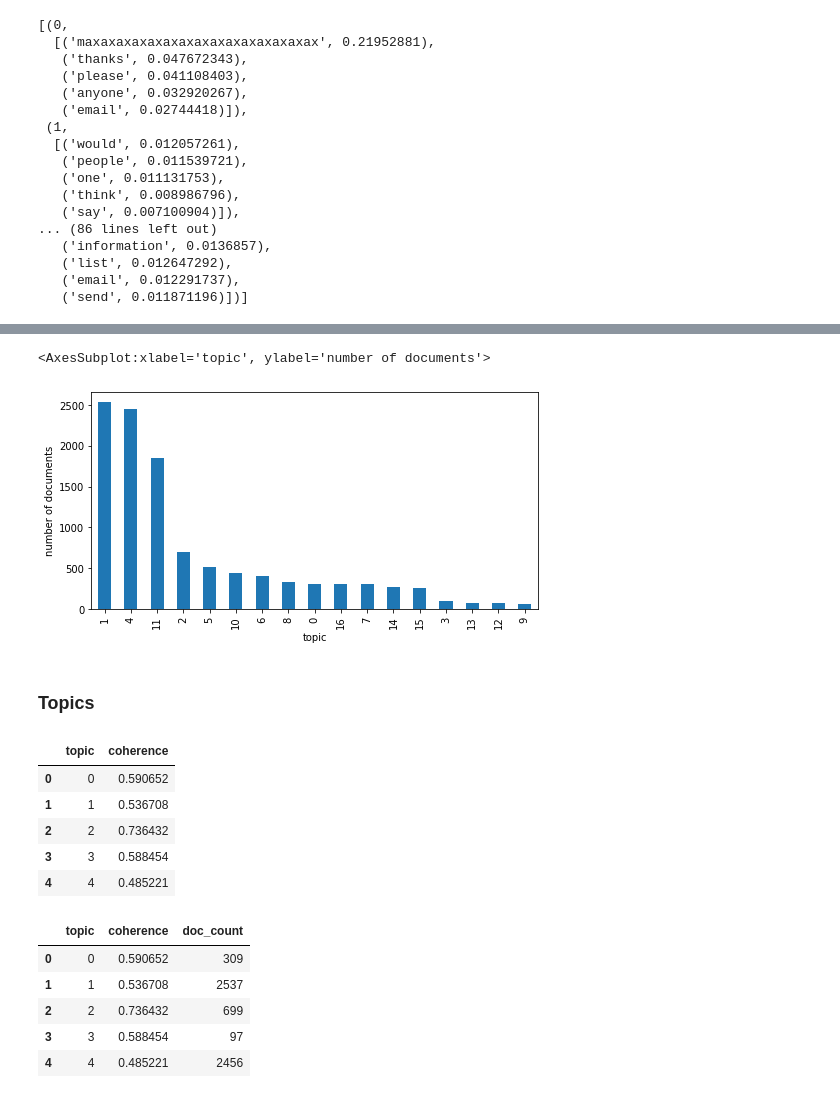
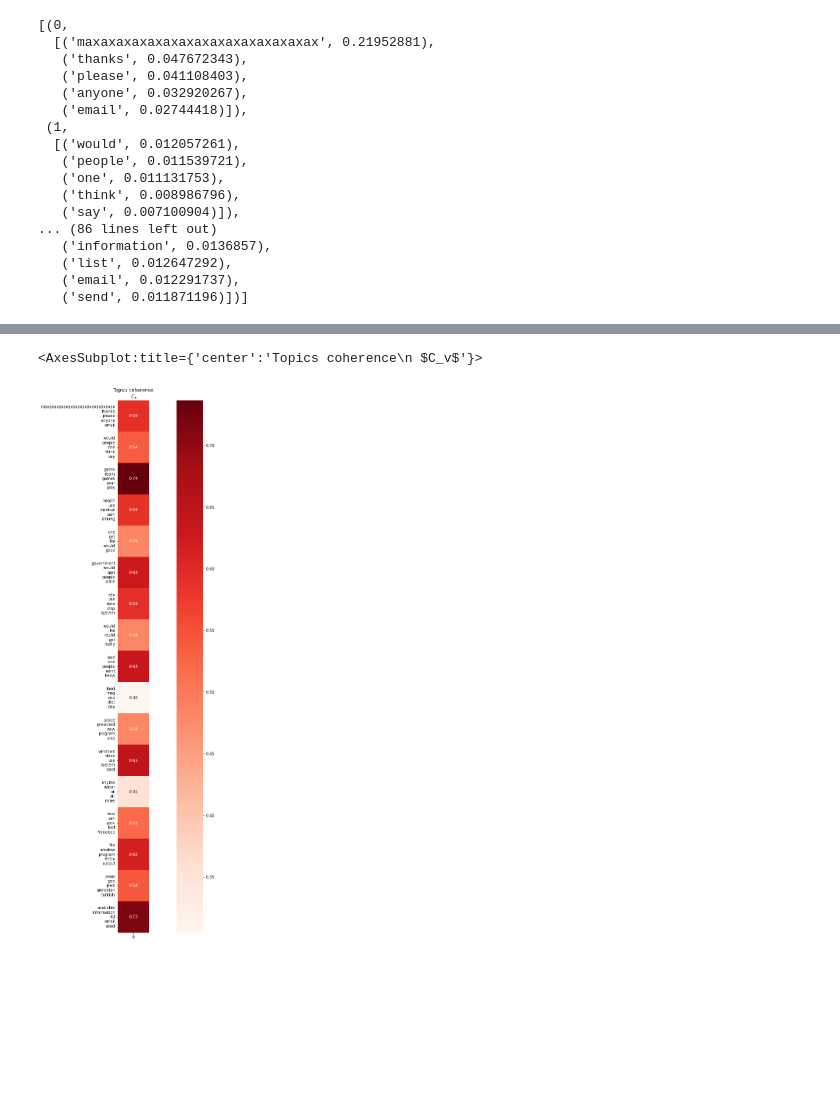
Before and after one commit to amr-galal/nlp101, a Jupyter notebook: topic_modeling/Topic Modeling.ipynb, the cells around one changed output, grey strips where cells are left out. Drawn from its saved outputs; the diff is of its cells as text; code cells hidden in the pictures; blank space fills up the shorter version.

Commit message:
modifying LDA visualisations

```diff
--- a/topic_modeling/Topic Modeling.ipynb
+++ b/topic_modeling/Topic Modeling.ipynb
@@ -601,35 +575,18 @@ dataframe shape: (10974, 5)
-# %%
-plt.figure(figsize=(8, 4))
-plt.xlabel('topic')
-plt.ylabel('number of documents')
-df['dominant_topic'].value_counts().sort_values(ascending=False).plot.bar()
-# %% [output]
-<AxesSubplot:xlabel='topic', ylabel='number of documents'>
-[figure, removed]
-# %% [markdown]
-### Topics
-# %%
-df_topics = pd.DataFrame(data=zip(range(len(coherence_per_topic)), coherence_per_topic),
-                        columns=['topic', 'coherence'])
-
-df_topics.head()
-# %% [output]
-|  | topic | coherence |
-| 0 | 0 | 0.590652 |
-| 1 | 1 | 0.536708 |
-| 2 | 2 | 0.736432 |
-| 3 | 3 | 0.588454 |
-| 4 | 4 | 0.485221 |
-# %%
-df_topics = pd.merge(left=df_topics,
-                     right=df['dominant_topic'].value_counts().rename('doc_count'),
-                     left_on='topic',
-                     right_index=True)
-df_topics.head()
-# %% [output]
-|  | topic | coherence | doc_count |
-| 0 | 0 | 0.590652 | 309 |
-| 1 | 1 | 0.536708 | 2537 |
-| 2 | 2 | 0.736432 | 699 |
-| 3 | 3 | 0.588454 | 97 |
-| 4 | 4 | 0.485221 | 2456 |
+# %%
+fig, ax = plt.subplots( figsize=(25, 25) )
+ax.set_title("Topics coherence\n $C_v$")
+
+# sort topics by coherence score
+df_topics_sorted_coh = df_topics.sort_values('coherence', ascending=False)
+
+sns.heatmap(data=df_topics['coherence'].values.reshape(-1, 1),
+            yticklabels=df_topics['keywords'].apply(lambda x: '\n'.join(x)),
+            annot=True,
+            square=True,
+            cmap='Reds',
+            fmt='.2f',
+            linecolor='black',
+)
+# %% [output]
+<AxesSubplot:title={'center':'Topics coherence\n $C_v$'}>
+[figure, added]
```
Also changed, not shown: parts of 48 cells of this notebook, 1 other file.
